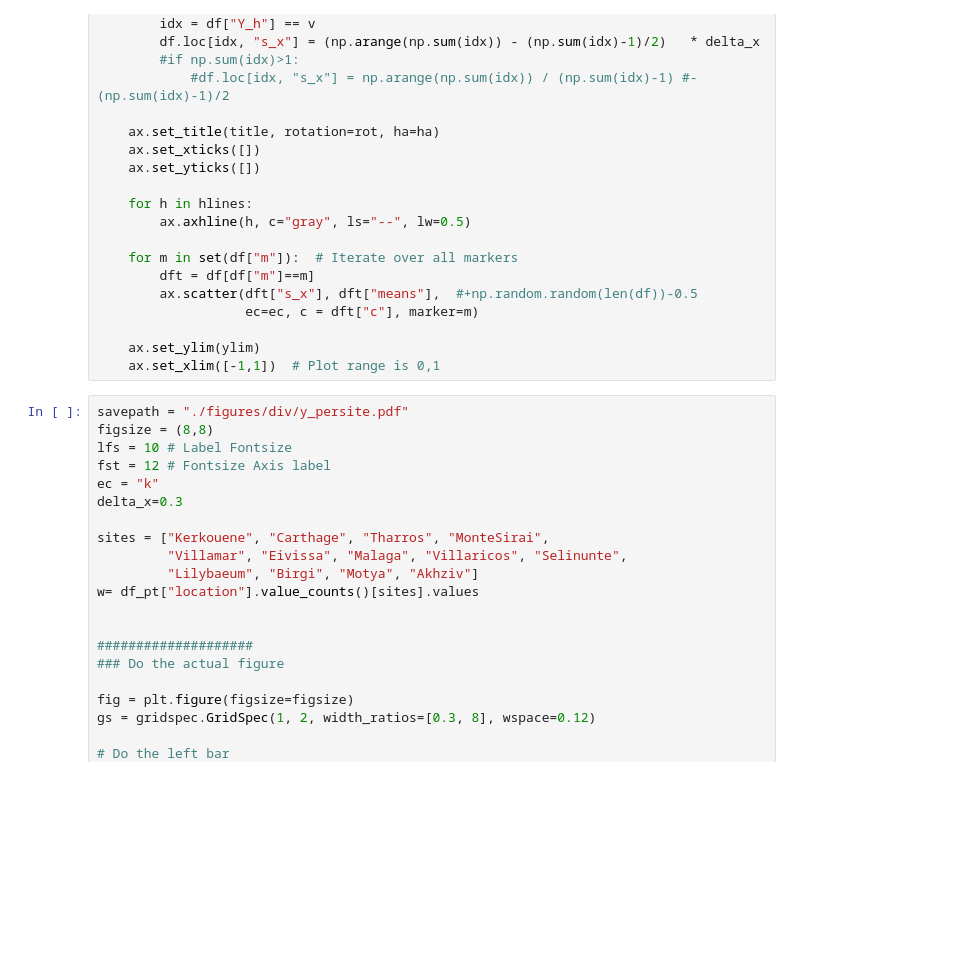
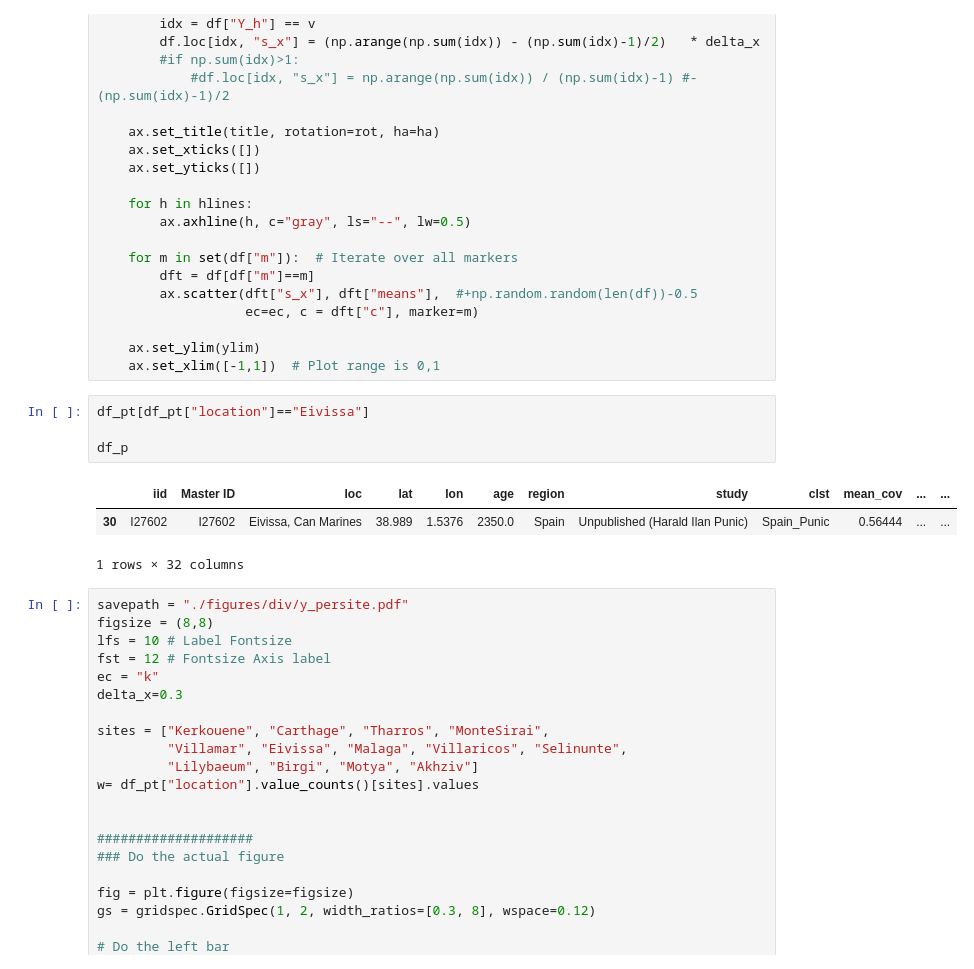
Before and after one commit to hringbauer/punic_aDNA, a Jupyter notebook: notebooks/figs/plot_y_div.ipynb, the cells around one changed output. Drawn from its saved outputs; the diff is of its cells as text; blank space fills up the shorter version.

```diff
--- a/notebooks/figs/plot_y_div.ipynb
+++ b/notebooks/figs/plot_y_div.ipynb
@@ -474,6 +491,14 @@ def plot_site_y(df, ax, ec ="k", title="", rot=50,
 
     ax.set_ylim(ylim)
     ax.set_xlim([-1,1])  # Plot range is 0,1
+# %%
+df_pt[df_pt["location"]=="Eivissa"]
+
+df_p
+# %% [output]
+|  | iid | Master ID | loc | lat | lon | age | region | study | clst | mean_cov | ... | ... |
+| 30 | I27602 | I27602 | Eivissa, Can Marines | 38.989 | 1.5376 | 2350.0 | Spain | Unpublished (Harald Ilan Punic) | Spain_Punic | 0.56444 | ... | ... |
+1 rows × 32 columns
 # %%
 savepath = "./figures/div/y_persite.pdf"
 figsize = (8,8)
```
Also changed, not shown: parts of 8 cells of this notebook, 4 other files.
